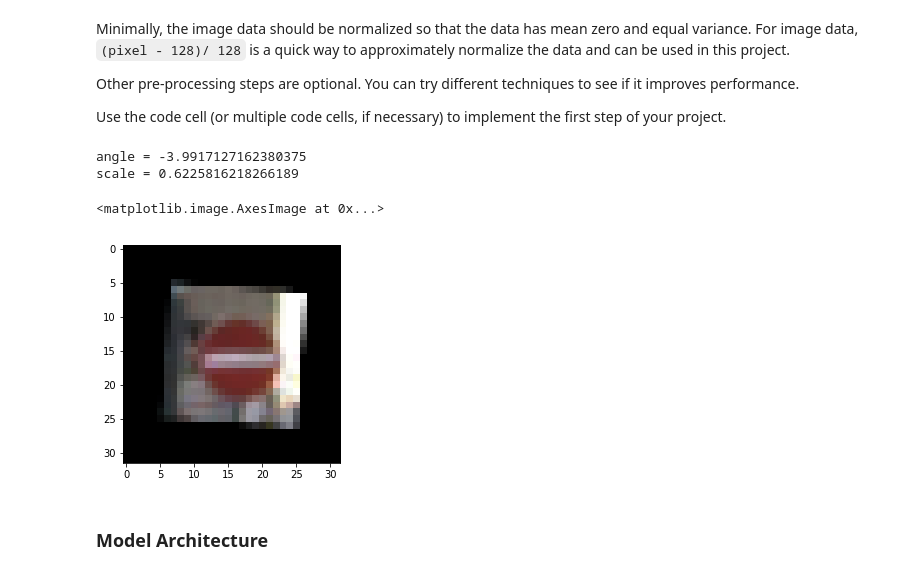
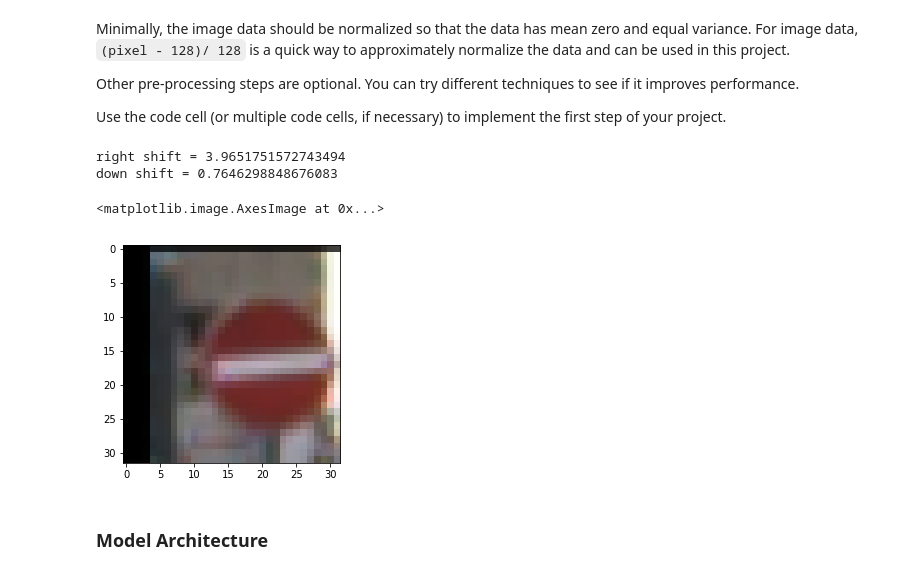
Before and after one commit to xingliuUT/CarND-Traffic-Sign-Classifier-Project, a Jupyter notebook: Traffic_Sign_Classifier.ipynb, the cells around one changed output. Cells and saved outputs as stored; diff of their text form; code cells hidden in the pictures.

Commit message:
feat: add translation preprocess

```diff
--- a/Traffic_Sign_Classifier.ipynb
+++ b/Traffic_Sign_Classifier.ipynb
@@ -164,38 +164,46 @@ def preprocess(X_data):
     return X_out
 #print(X_train.shape)
 #X_train_proc = preprocess(X_train)
 #plt.imshow(X_train_proc[index].squeeze(), cmap = "gray")
 
 def random_brightness(img, factor):
     #convert Red, Green, Blue to Hue, Saturation, Value
     img_hsv = cv2.cvtColor(img, cv2.COLOR_RGB2HSV)
     bright_factor = random.uniform(1. - factor, 1. + factor)
     print("brightness", bright_factor)
     img_hsv = np.array(img_hsv, np.float)
     img_hsv[:,:,2] = np.minimum(255, img_hsv[:,:,2] * bright_factor)
     img_hsv = np.array(img_hsv, np.uint8)
     return cv2.cvtColor(img_hsv, cv2.COLOR_HSV2RGB)
 #plt.imshow(random_brightness(X_train[index], 0.9))
 
 def random_rotation_scaling(img, maxAngle, scaleFactor):
     ncol, nrow, nch = img.shape
     #cv2.getRotationMatrix2D(center,angle,scale)
     random_angle = random.uniform(- maxAngle, maxAngle)
     random_scale = random.uniform(1. - scaleFactor, 1. + scaleFactor)
     print("angle =", random_angle)
     print("scale =", random_scale)
     Mrotation = cv2.getRotationMatrix2D((ncol/2, nrow/2),random_angle,random_scale)
     return cv2.warpAffine(img, Mrotation,(ncol, nrow))
 
-plt.imshow(random_rotation_scaling(X_train[index], 20., 0.5))
-
+#plt.imshow(random_rotation_scaling(X_train[index], 20., 0.5))
+def random_translation(img, dFactor):
+    ncol, nrow, nch = img.shape
+    tX = dFactor * ncol * random.uniform(-1., 1.)
+    tY = dFactor * nrow * random.uniform(-1., 1.)
+    print("right shift =", tX)
+    print("down shift =", tY)
+    Mtrans = np.float32([[1,0,tX], [0,1,tY]])
+    return cv2.warpAffine(img, Mtrans,(ncol, nrow))
+plt.imshow(random_translation(X_train[index], 0.2))
 #X_train = preprocess(X_train)
 #X_valid = preprocess(X_valid)
 # %% [output]
-angle = -3.9917127162380375
-scale = 0.6225816218266189
+right shift = 3.9651751572743494
+down shift = 0.7646298848676083
 <matplotlib.image.AxesImage at 0x...>
-[figure, old version]
+[figure, new version]
 # %% [markdown]
 ### Model Architecture
 # %%
```
